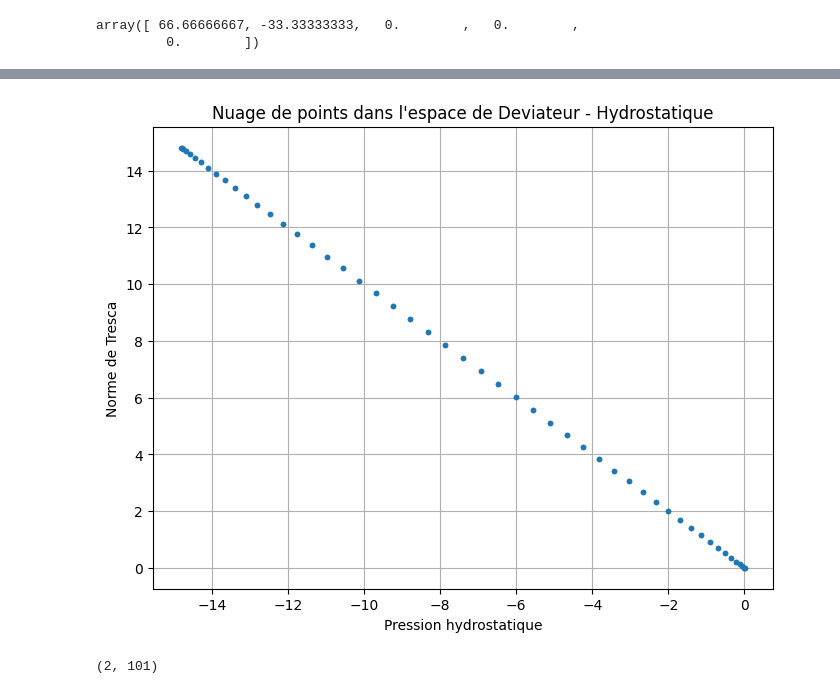
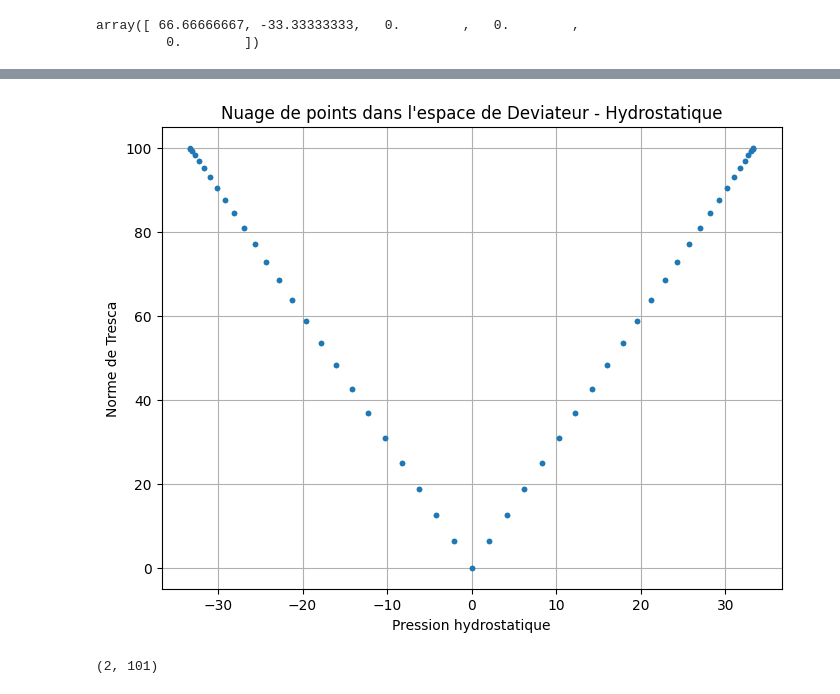
Before and after one commit to tiffank1802/DangVan, a Jupyter notebook: old/app.ipynb, the cells around one changed output, grey strips where cells are left out. Saved outputs shown, nothing was run; the diff lists cells and outputs as text; code cells hidden in the pictures.

```diff
--- a/old/app.ipynb
+++ b/old/app.ipynb
@@ -44,4 +44,6 @@ dev.diametre(matTens)
 # %%
 Rec,centre=dev.recentre(matTens)
 points3=np.array([dev.normeTresca(Rec[i]) for i in range(Rec.shape[0])]).T
-points3= np.vstack((points3, dv.hydro(Rec)))
+# points3= np.vstack((points3, dv.hydro(Rec)))
+points3
+points4=np.array([dv.hydro(matTens[i]) for i in range(matTens.shape[0])]).T
@@ -55,13 +54,13 @@ array([ 66.60089095, -33.30044547,   0.        ,   0.        ,
 # %%
 plt.figure(figsize=(8,6))
-plt.plot(points3[1], points3[0],'.')
+plt.plot(points4, points3,'.')
 plt.ylabel("Norme de Tresca")
 plt.xlabel("Pression hydrostatique")
 plt.title("Nuage de points dans l'espace de Deviateur - Hydrostatique")
 plt.grid()
 plt.show()
 # %% [output]
-[figure, old version]
+[figure, new version]
 # %%
 points3.shape
 # %% [output]
```
Also changed, not shown: parts of 3 cells of this notebook, 2 other files.
